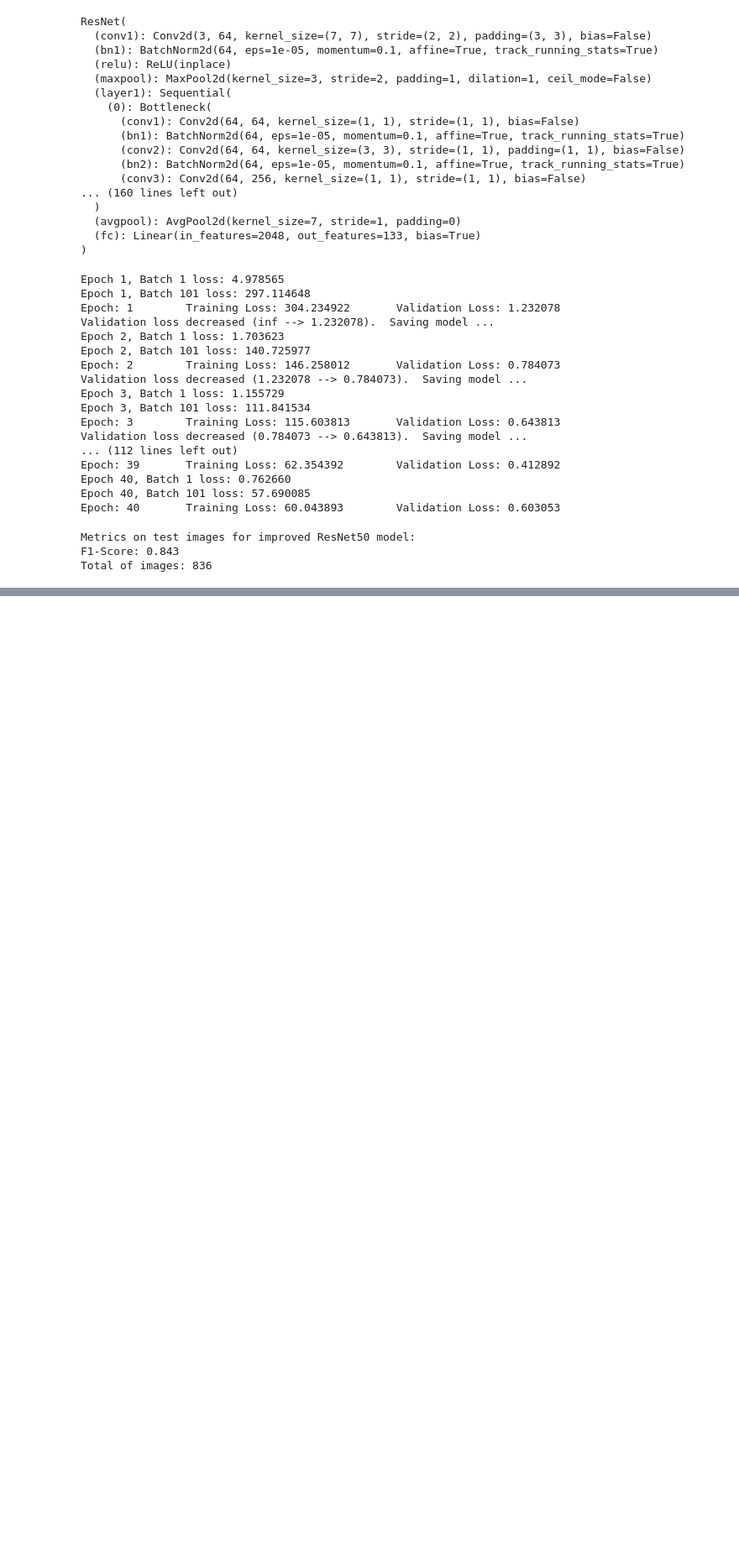
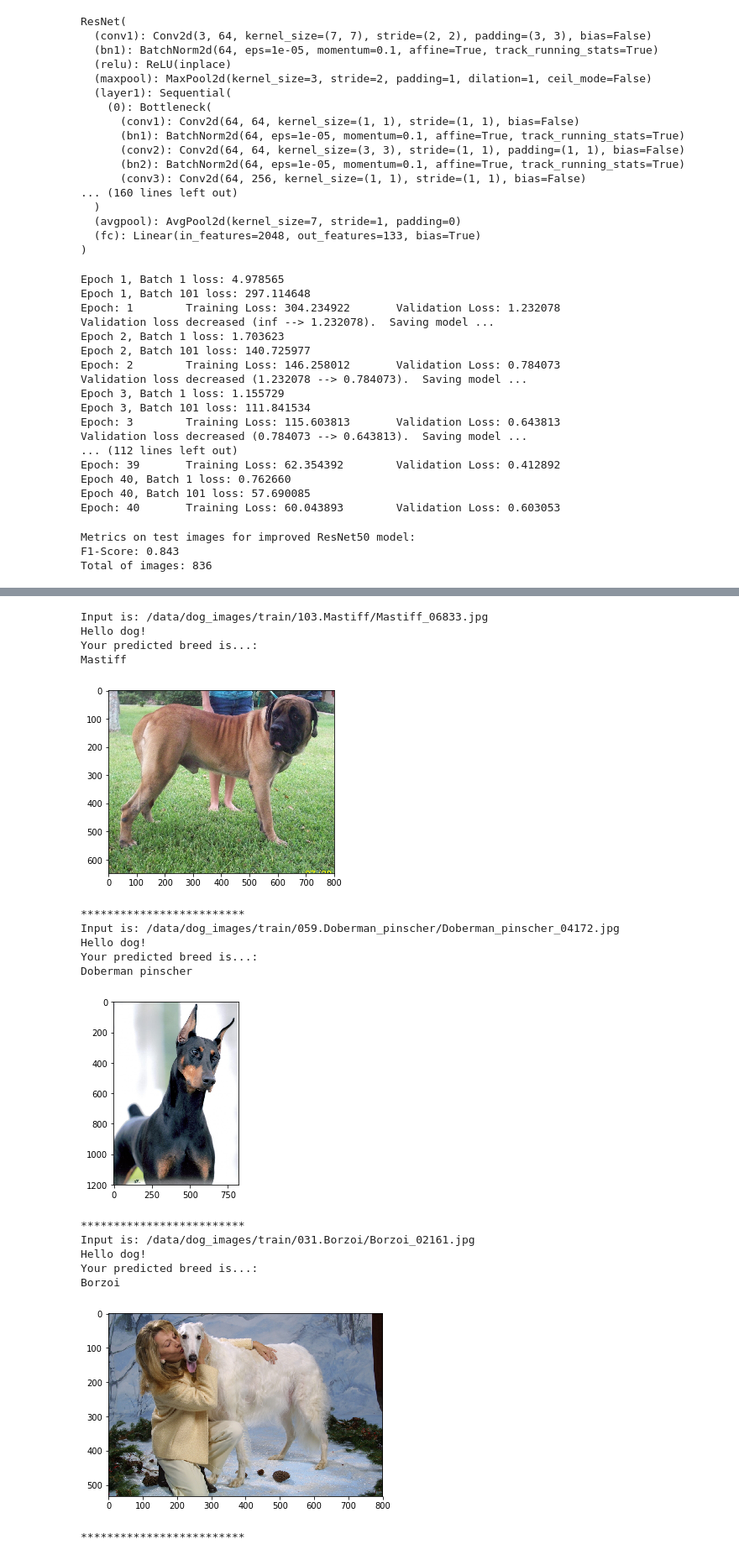
Before and after one commit to luis-valverde/Dog-Breeds-Classifier, a Jupyter notebook: dog_app.ipynb, the cells around one changed output, grey strips where cells are left out. Shown at 84% size. Drawn from its saved outputs; the diff is of its cells as text; code cells hidden in the pictures; blank space fills up the shorter version.

```diff
--- a/dog_app.ipynb
+++ b/dog_app.ipynb
@@ -936,0 +1022,29 @@ Total of images: 836
+# %%
+# Verify the algorithm for dog images
+print("Input is: " + dog_files[0])
+run_app(dog_files[0], is_human=False)
+
+print("Input is: " + dog_files[100])
+run_app(dog_files[100], is_human=False)
+
+print("Input is: " + dog_files[200])
+run_app(dog_files[200], is_human=False)
+# %% [output]
+Input is: /data/dog_images/train/103.Mastiff/Mastiff_06833.jpg
+Hello dog!
+Your predicted breed is...:
+Mastiff
+[figure, added]
+*************************
+Input is: /data/dog_images/train/059.Doberman_pinscher/Doberman_pinscher_04172.jpg
+Hello dog!
+Your predicted breed is...:
+Doberman pinscher
+[figure, added]
+*************************
+Input is: /data/dog_images/train/031.Borzoi/Borzoi_02161.jpg
+Hello dog!
+Your predicted breed is...:
+Borzoi
+[figure, added]
+*************************
```
Also changed, not shown: parts of 6 cells of this notebook.
